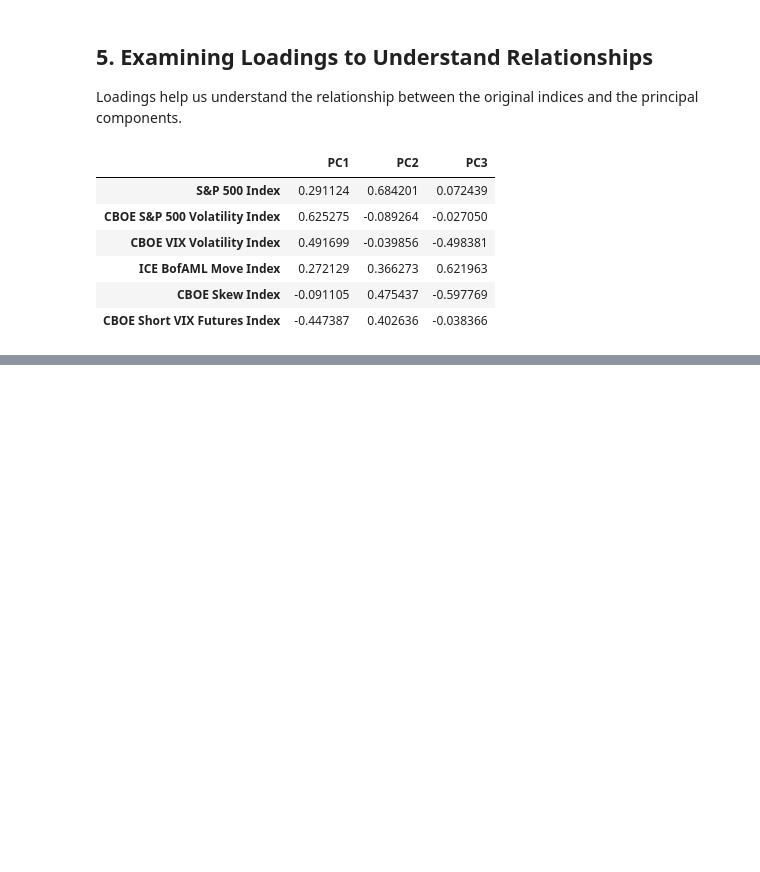
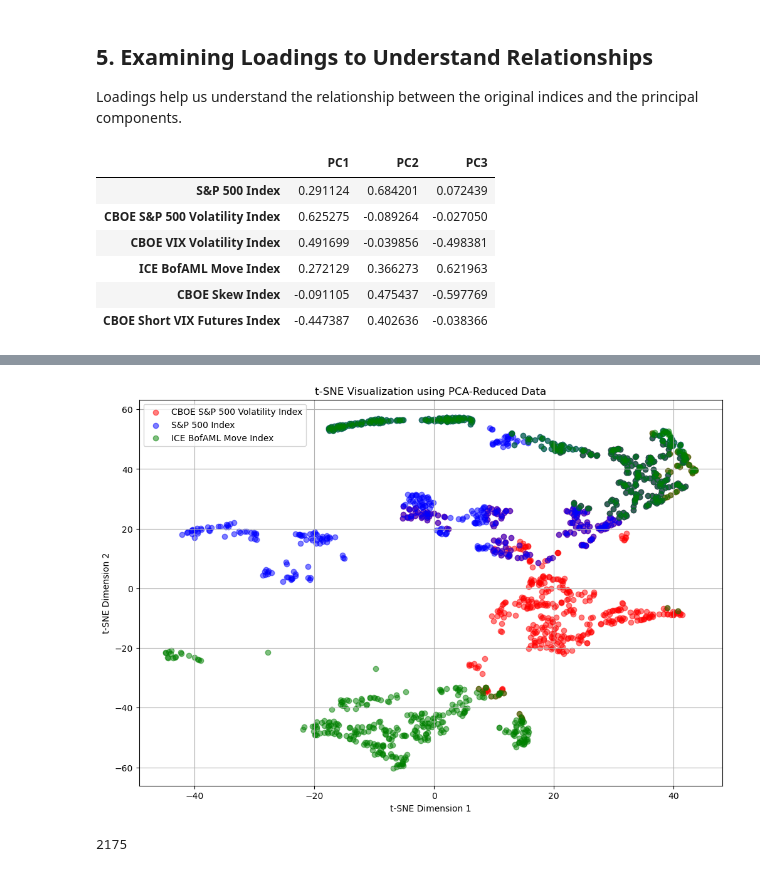
Before and after one commit to esfolk/SPX_VolatilityIndeces_PCA, a Jupyter notebook: SPX_VIX_VVIX_MOVE_SKEW_SHORTVOL.ipynb, the cells around one changed output, grey strips where cells are left out. Saved outputs shown, nothing was run; the diff lists cells and outputs as text; code cells hidden in the pictures; blank space fills up the shorter version.

```diff
--- a/SPX_VIX_VVIX_MOVE_SKEW_SHORTVOL.ipynb
+++ b/SPX_VIX_VVIX_MOVE_SKEW_SHORTVOL.ipynb
@@ -80,0 +102,31 @@ loadings_df
+# %%
+# Define colors for each principal component
+colors = ['red', 'blue', 'green']
+
+# Get the index names for the highest absolute loading for each principal component
+labels = [features[np.argmax(np.abs(loadings[i]))] for i in range(3)]
+# %%
+plt.figure(figsize=(12, 8))
+
+# Plot each principal component with its own color
+for i, (color, label) in enumerate(zip(colors, labels)):
+    plt.scatter(X_tsne_embedded[X_pca_reduced[:, i].argsort()[-len(X_pca_reduced)//3:], 0],
+                X_tsne_embedded[X_pca_reduced[:, i].argsort()[-len(X_pca_reduced)//3:], 1],
+                alpha=0.5, c=color, label=label)
+
+plt.xlabel('t-SNE Dimension 1')
+plt.ylabel('t-SNE Dimension 2')
+plt.title('t-SNE Visualization using PCA-Reduced Data')
+plt.legend()
+plt.grid(True)
+plt.show()
+# %% [output]
+[figure, added]
+# %%
+# Calculate the total number of days in the dataset
+# Reload the dataset and calculate the total number of days
+data_tsne_reload = pd.read_csv('/Users/eslifolkes/OpenBBUserData/exports/spx,vix,vvix,move,skew,shortvol.csv')
+total_days_reload = len(data_tsne_reload)
+total_days_reload
+# %% [output]
+2175
```
Also changed, not shown: parts of 3 cells of this notebook.
